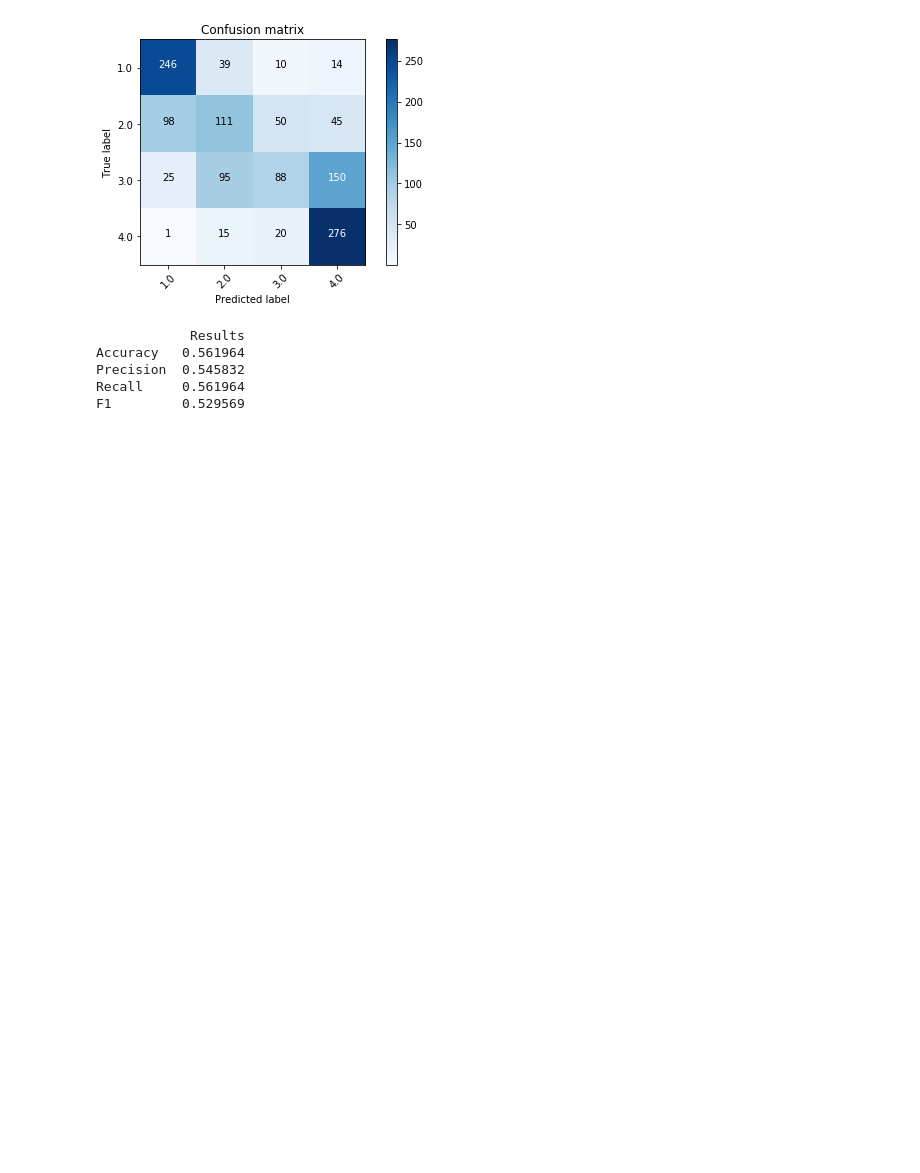
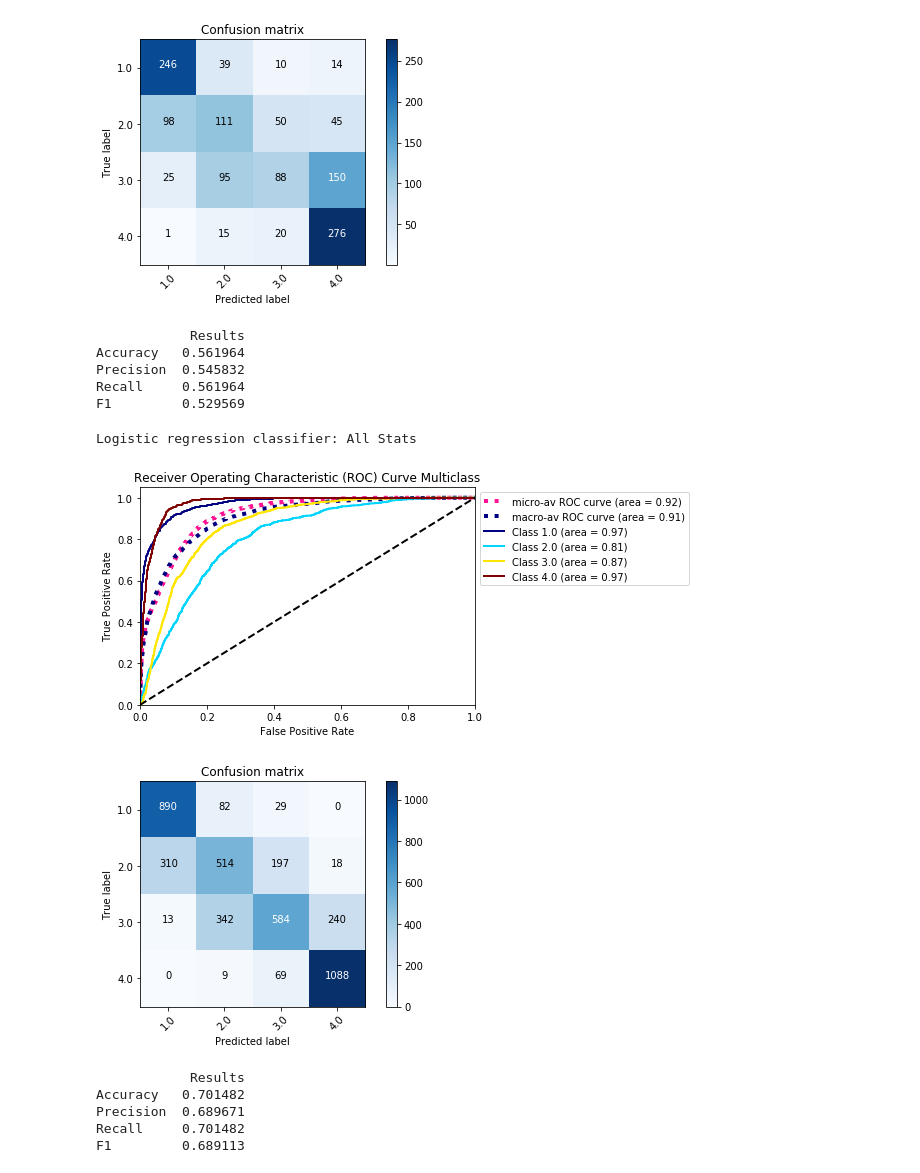
Before and after one commit to burnhamdr/NBA-Decade-Comparison, a Jupyter notebook: NBAstatsExploration.ipynb, the cells around one changed output. Drawn from its saved outputs; the diff is of its cells as text; code cells hidden in the pictures; blank space fills up the shorter version.

Commit message:
More ML predicting WS across decades

```diff
--- a/NBAstatsExploration.ipynb
+++ b/NBAstatsExploration.ipynb
@@ -707,37 +707,50 @@ X = X_e[X_e['Decade'] == decade]#pull out data for the 90s
 cats = stats_filt[stats_filt['Decade'] == decade].loc[:,'WS_class']
 
 next_decade = 0
+X_nd = X_e[X_e['Decade'] == next_decade]#pull out data for the 90s
+cats_nd = stats_filt[stats_filt['Decade'] == next_decade].loc[:,'WS_class']
+
 rs = random.seed(15)#set random seed
 classes, y = np.unique(cats, return_inverse=True)#get unique class names and translate to integer values
+classes_nd, y_nd = np.unique(cats_nd, return_inverse=True)#get unique class names and translate to integer values
 #split into train and test dataframes for predictive modeling
 X_train, X_test, y_train, y_test = train_test_split(X, y, test_size=.33, random_state=rs)
 
 # Logistic regression classifier
 print ('\n\n\nLogistic regression classifier: All Stats\n')
 C_parameter = 50. / len(X_train) # parameter for regularization of the model
 class_parameter = 'ovr' # parameter for dealing with multiple classes
 penalty_parameter = 'l1' # parameter for the optimizer (solver) in the function
 solver_parameter = 'saga' # optimization system used
 tolerance_parameter = 0.1 # termination parameter
 #####################
 
 #setting up the model
 clf = LogisticRegression(C=C_parameter, multi_class=class_parameter,
                          penalty=penalty_parameter, solver=solver_parameter,
                          tol=tolerance_parameter)
 
 #function returns multiclass ROC plot with AUC scores per class
-multiclassROC(X_train, y_train, X_test, y_test, clf, classes)
+multiclassROC(X_train, y_train, X_nd, y_nd, clf, classes)
 clf.fit(X_train, y_train)#training the model
-preds_logr_e = clf.predict(X_test)#apply the model
-aScore = accuracy_score(y_test, preds_logr_e)#get accuracy score
+preds_logr_e = clf.predict(X_nd)#apply the model
+aScore = accuracy_score(y_nd, preds_logr_e)#get accuracy score
 # Confusion Matrix
-CM = confusion_matrix(y_test, preds_logr_e)#create confusion matrix
+CM = confusion_matrix(y_nd, preds_logr_e)#create confusion matrix
 plot_confusion_matrix(CM, classes)#plot of the multiclass confusion matrix
-P = precision_score(y_test, preds_logr_e, average='weighted')#get precision
-R = recall_score(y_test, preds_logr_e, average='weighted')#get recall
-F1 = f1_score(y_test, preds_logr_e, average='weighted')#get F1 score
+P = precision_score(y_nd, preds_logr_e, average='weighted')#get precision
+R = recall_score(y_nd, preds_logr_e, average='weighted')#get recall
+F1 = f1_score(y_nd, preds_logr_e, average='weighted')#get F1 score
 a = {'Results': [aScore, P, R, F1]}# create series of evaluation metrics
 aFrame_l = pd.DataFrame(a, index = ['Accuracy', 'Precision', 'Recall', 'F1'])
 print(aFrame_l)#print series of evaluation metrics
 #####################
+# %% [output]
+Logistic regression classifier: All Stats
+[figure, added]
+[figure, added]
+            Results
+Accuracy   0.701482
+Precision  0.689671
+Recall     0.701482
+F1         0.689113
```
Also changed, not shown: parts of 2 cells of this notebook.
